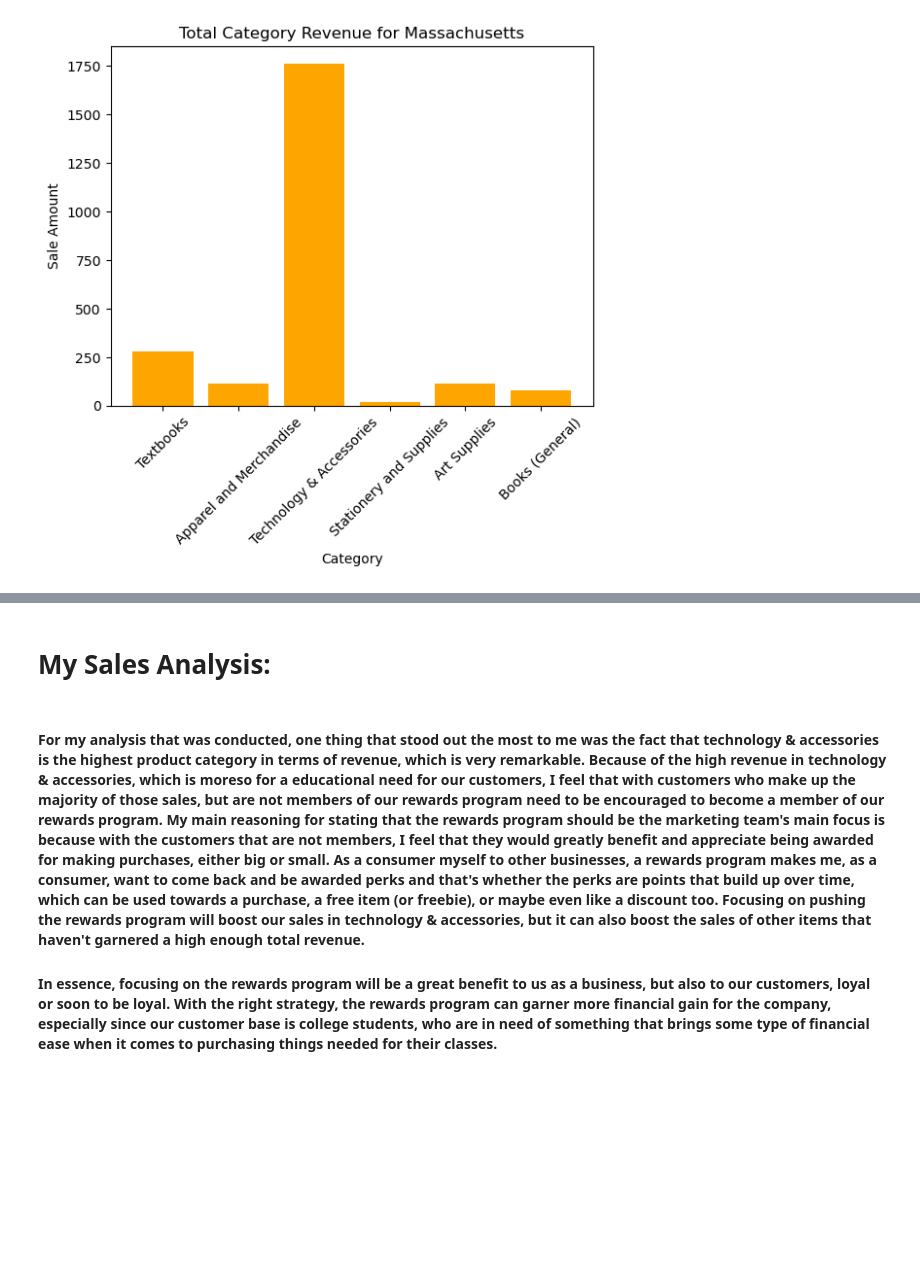
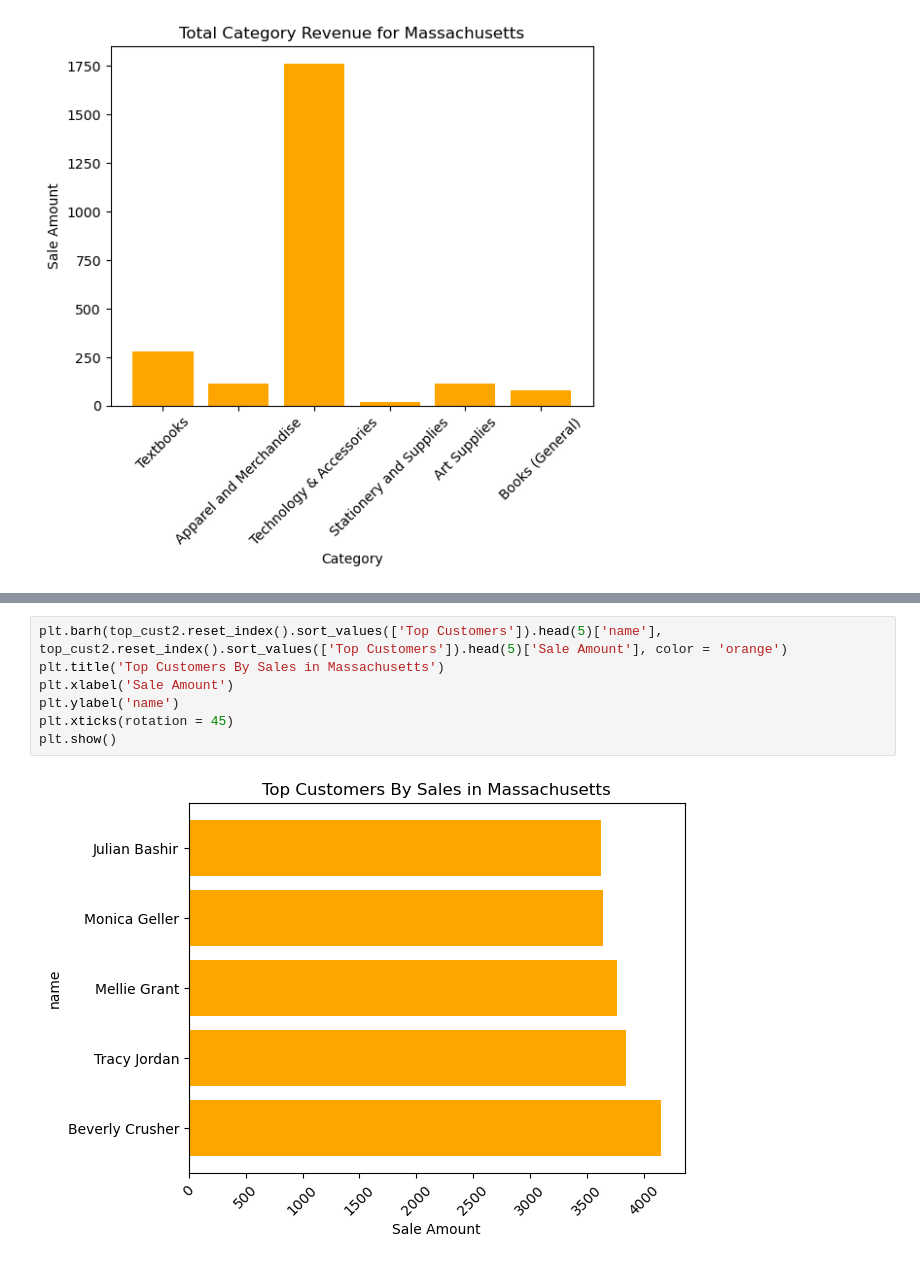
Before and after one commit to maiablack20/Capstone_3, a Jupyter notebook: Capstone_2/Black_sales_analysis.ipynb, the cells around one changed output, grey strips where cells are left out. Saved outputs shown, nothing was run; the diff lists cells and outputs as text; blank space fills up the shorter version.

```diff
--- a/Capstone_2/Black_sales_analysis.ipynb
+++ b/Capstone_2/Black_sales_analysis.ipynb
@@ -552,6 +507,9 @@ plt.show()
-# %% [markdown]
-# My Sales Analysis:
-# %% [markdown]
-#### For my analysis that was conducted, one thing that stood out the most to me was the fact that technology & accessories is the highest product category in terms of revenue, which is very remarkable. Because of the high revenue in technology & accessories, which is moreso for a educational need for our customers, I feel that with customers who make up the majority of those sales, but are not members of our rewards program need to be encouraged to become a member of our rewards program. My main reasoning for stating that the rewards program should be the marketing team's main focus is because with the customers that are not members, I feel that they would greatly benefit and appreciate being awarded for making purchases, either big or small. As a consumer myself to other businesses, a rewards program makes me, as a consumer, want to come back and be awarded perks and that's whether the perks are points that build up over time, which can be used towards a purchase, a free item (or freebie), or maybe even like a discount too. Focusing on pushing the rewards program will boost our sales in technology & accessories, but it can also boost the sales of other items that haven't garnered a high enough total revenue.
-
-#### In essence, focusing on the rewards program will be a great benefit to us as a business, but also to our customers, loyal or soon to be loyal. With the right strategy, the rewards program can garner more financial gain for the company, especially since our customer base is college students, who are in need of something that brings some type of financial ease when it comes to purchasing things needed for their classes.
+# %%
+plt.barh(top_cust2.reset_index().sort_values(['Top Customers']).head(5)['name'], top_cust2.reset_index().sort_values(['Top Customers']).head(5)['Sale Amount'], color = 'orange')
+plt.title('Top Customers By Sales in Massachusetts')
+plt.xlabel('Sale Amount')
+plt.ylabel('name')
+plt.xticks(rotation = 45)
+plt.show()
+# %% [output]
+[figure, added]
```
Also changed, not shown: parts of 16 cells of this notebook, 23 other files.
